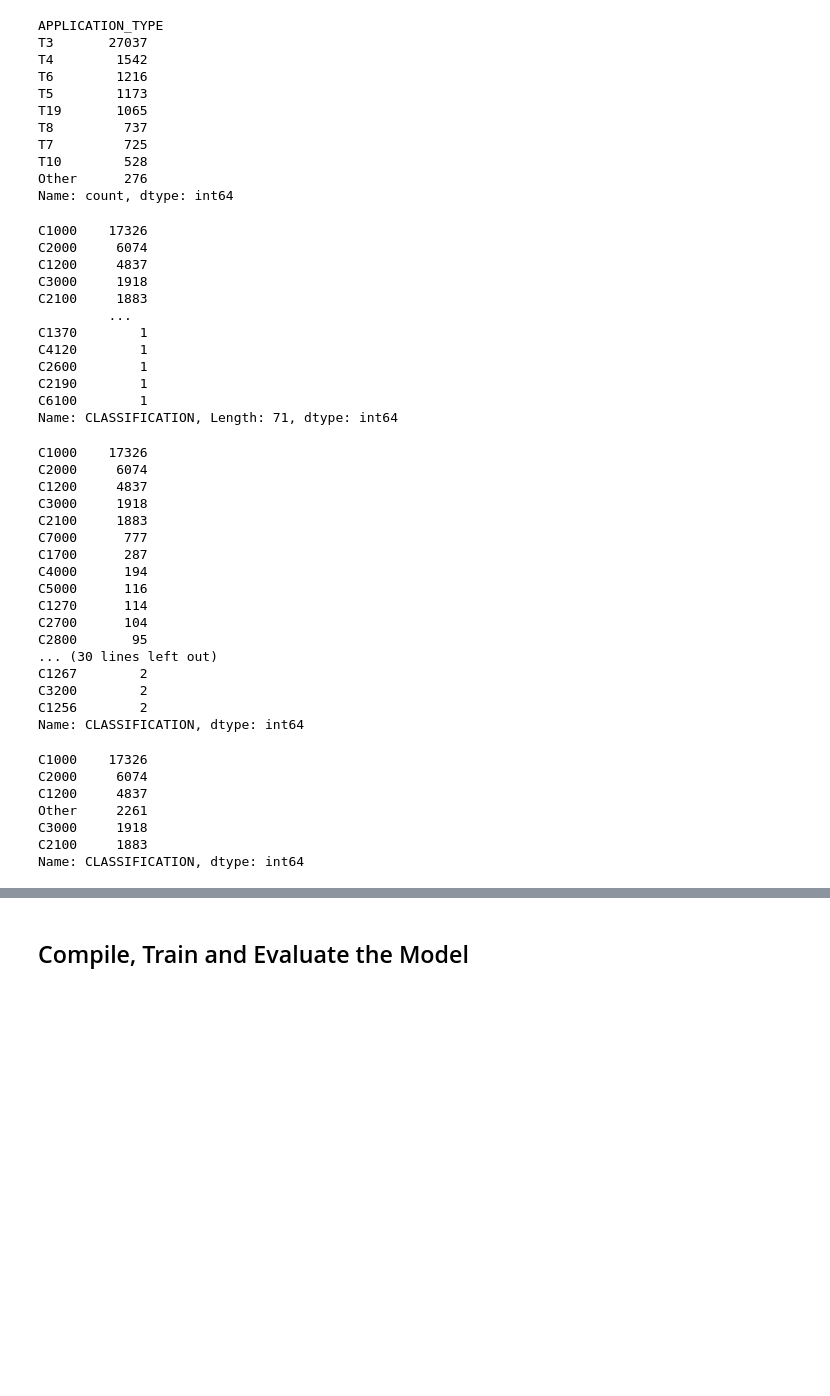
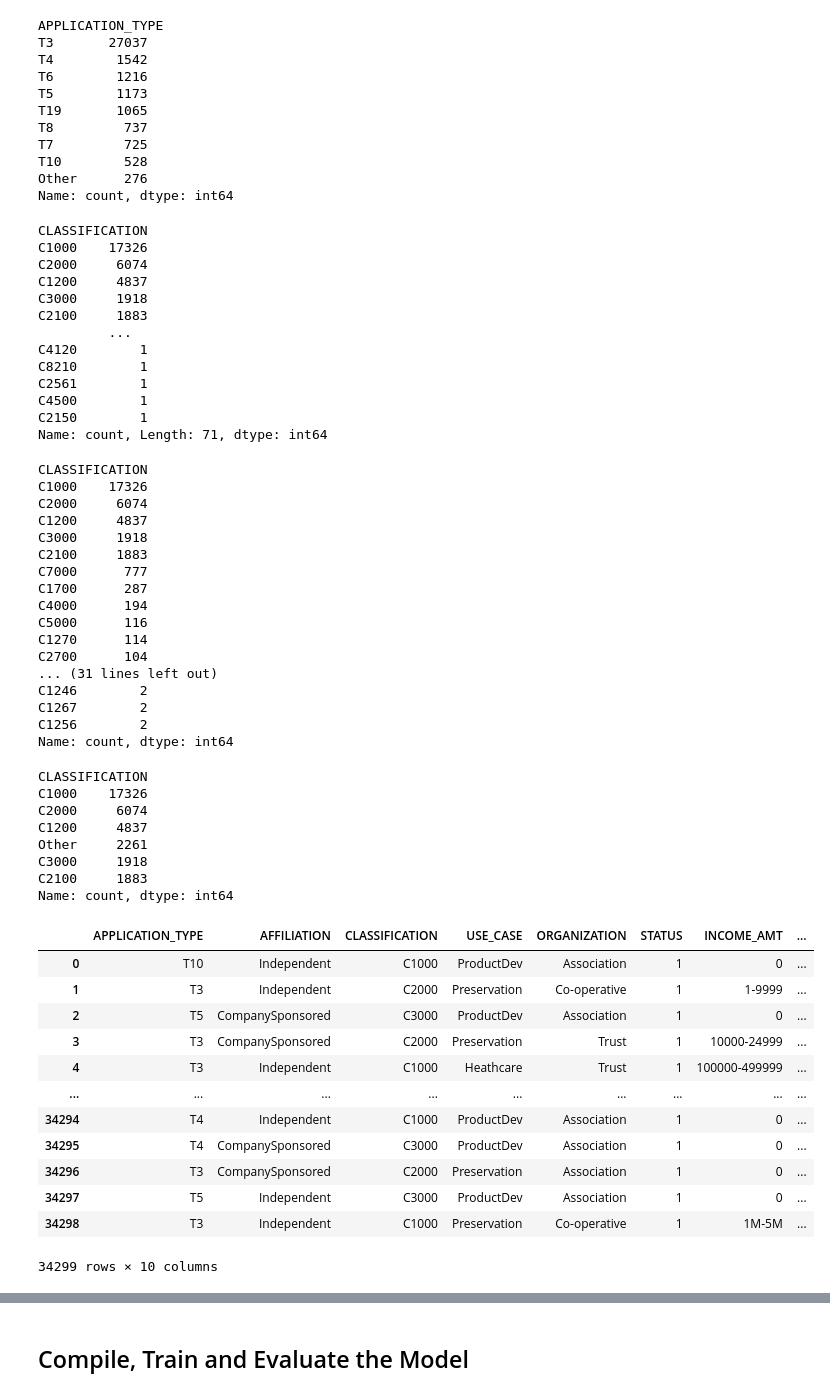
Before and after one commit to amc1119/deep-learning-challenge, a Jupyter notebook: AlphabetSoup_ApplicantFunding.ipynb, the cells around one changed output, grey strips where cells are left out. Drawn from its saved outputs; the diff is of its cells as text; code cells hidden in the pictures; blank space fills up the shorter version.

Commit message:
Created a list of classifications to replace after binning the classification values. Began converting categorical data to numeric.

```diff
--- a/AlphabetSoup_ApplicantFunding.ipynb
+++ b/AlphabetSoup_ApplicantFunding.ipynb
@@ -90,24 +90,31 @@ Other      276
 Name: count, dtype: int64
 # %%
 # Look at CLASSIFICATION value counts for binning
-#  YOUR CODE GOES HERE
+classification_counts = application_df['CLASSIFICATION'].value_counts()
+classification_counts
 # %% [output]
+CLASSIFICATION
 C1000    17326
 C2000     6074
 C1200     4837
 C3000     1918
 C2100     1883
          ...
-C1370        1
 C4120        1
-C2600        1
-C2190        1
-C6100        1
-Name: CLASSIFICATION, Length: 71, dtype: int64
+C8210        1
+C2561        1
+C4500        1
+C2150        1
+Name: count, Length: 71, dtype: int64
 # %%
 # You may find it helpful to look at CLASSIFICATION value counts >1
-#  YOUR CODE GOES HERE
+value_counts = application_df['CLASSIFICATION'].value_counts()
+
+# Filter to include only counts greater than one
+classification_counts_gt_one = value_counts[value_counts > 1]
+classification_counts_gt_one
 # %% [output]
+CLASSIFICATION
 C1000    17326
 C2000     6074
 C1200     4837
@@ -119,16 +126,17 @@ C4000      194
 C5000      116
 C1270      114
 C2700      104
-C2800       95
-... (30 lines left out)
+... (31 lines left out)
+C1246        2
 C1267        2
-C3200        2
 C1256        2
-Name: CLASSIFICATION, dtype: int64
+Name: count, dtype: int64
 # %%
 # Choose a cutoff value and create a list of classifications to be replaced
 # use the variable name `classifications_to_replace`
-#  YOUR CODE GOES HERE
+classification_cutoff = 1000
+classification_filter = classification_counts < classification_cutoff
+classifications_to_replace = classification_counts[classification_filter].index
 
 # Replace in dataframe
 for cls in classifications_to_replace:
@@ -137,10 +145,11 @@ for cls in classifications_to_replace:
 # Check to make sure binning was successful
 application_df['CLASSIFICATION'].value_counts()
 # %% [output]
+CLASSIFICATION
 C1000    17326
 C2000     6074
 C1200     4837
 Other     2261
 C3000     1918
 C2100     1883
-Name: CLASSIFICATION, dtype: int64
+Name: count, dtype: int64
@@ -149,0 +156,16 @@ Name: CLASSIFICATION, dtype: int64
+# %%
+application_df
+# %% [output]
+|  | APPLICATION_TYPE | AFFILIATION | CLASSIFICATION | USE_CASE | ORGANIZATION | STATUS | INCOME_AMT | ... |
+| 0 | T10 | Independent | C1000 | ProductDev | Association | 1 | 0 | ... |
+| 1 | T3 | Independent | C2000 | Preservation | Co-operative | 1 | 1-9999 | ... |
+| 2 | T5 | CompanySponsored | C3000 | ProductDev | Association | 1 | 0 | ... |
+| 3 | T3 | CompanySponsored | C2000 | Preservation | Trust | 1 | 10000-24999 | ... |
+| 4 | T3 | Independent | C1000 | Heathcare | Trust | 1 | 100000-499999 | ... |
+| ... | ... | ... | ... | ... | ... | ... | ... | ... |
+| 34294 | T4 | Independent | C1000 | ProductDev | Association | 1 | 0 | ... |
+| 34295 | T4 | CompanySponsored | C3000 | ProductDev | Association | 1 | 0 | ... |
+| 34296 | T3 | CompanySponsored | C2000 | Preservation | Association | 1 | 0 | ... |
+| 34297 | T5 | Independent | C3000 | ProductDev | Association | 1 | 0 | ... |
+| 34298 | T3 | Independent | C1000 | Preservation | Co-operative | 1 | 1M-5M | ... |
+34299 rows × 10 columns
```
Also changed, not shown: parts of 6 cells of this notebook, 1 other file.
